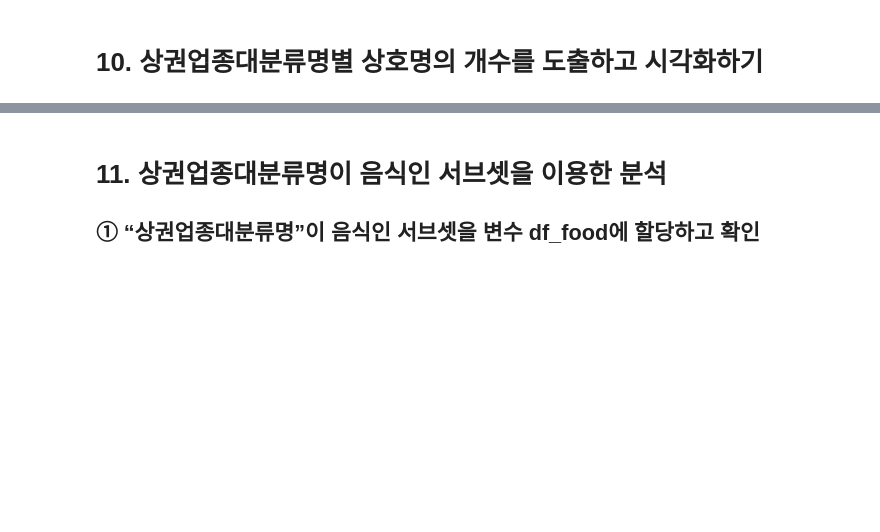
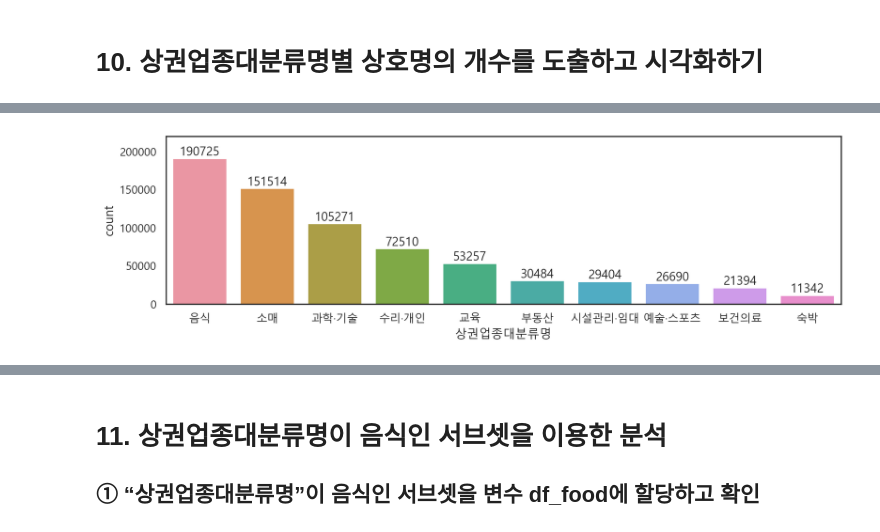
Before and after one commit to zardness/Sang, a Jupyter notebook: source/01_python/ch13_예2_사례연구_서울부산 상가분석(01~12).ipynb, the cells around one changed output, grey strips where cells are left out. Drawn from its saved outputs; the diff is of its cells as text; code cells hidden in the pictures; blank space fills up the shorter version.

```diff
--- a/source/01_python/ch13_예2_사례연구_서울부산 상가분석.ipynb
+++ b/source/01_python/ch13_예2_사례연구_서울부산 상가분석(01~12).ipynb
@@ -916,0 +982,10 @@ plt.show
+# %%
+# sns.barplot(data=result, x='상권업종대분류명',y='상호명',)
+sns.countplot(data=df,x='상권업종대분류명',
+              order=result['상권업종대분류명'])
+for i, val in enumerate(result['상호명']):
+    plt.text(i,val,val,va='bottom',ha='center')
+plt.ylim([0,220000])
+plt.show()
+# %% [output]
+[figure, added]
```
Also changed, not shown: parts of 47 cells of this notebook, 1 other file.
